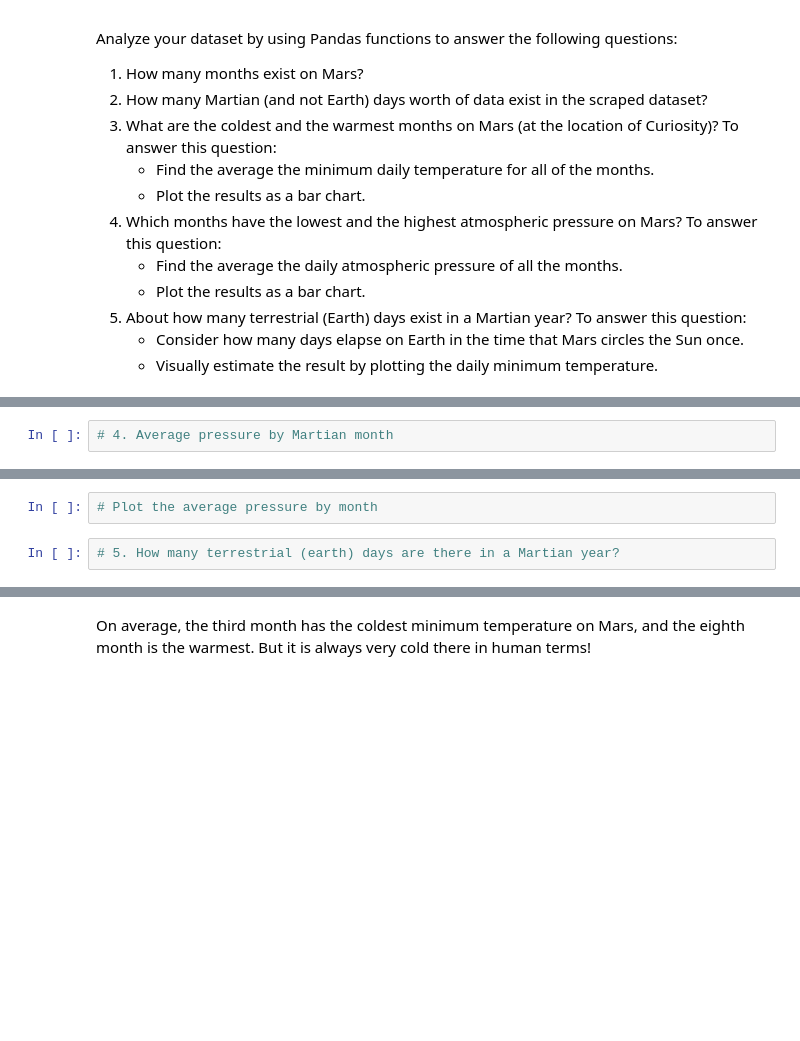
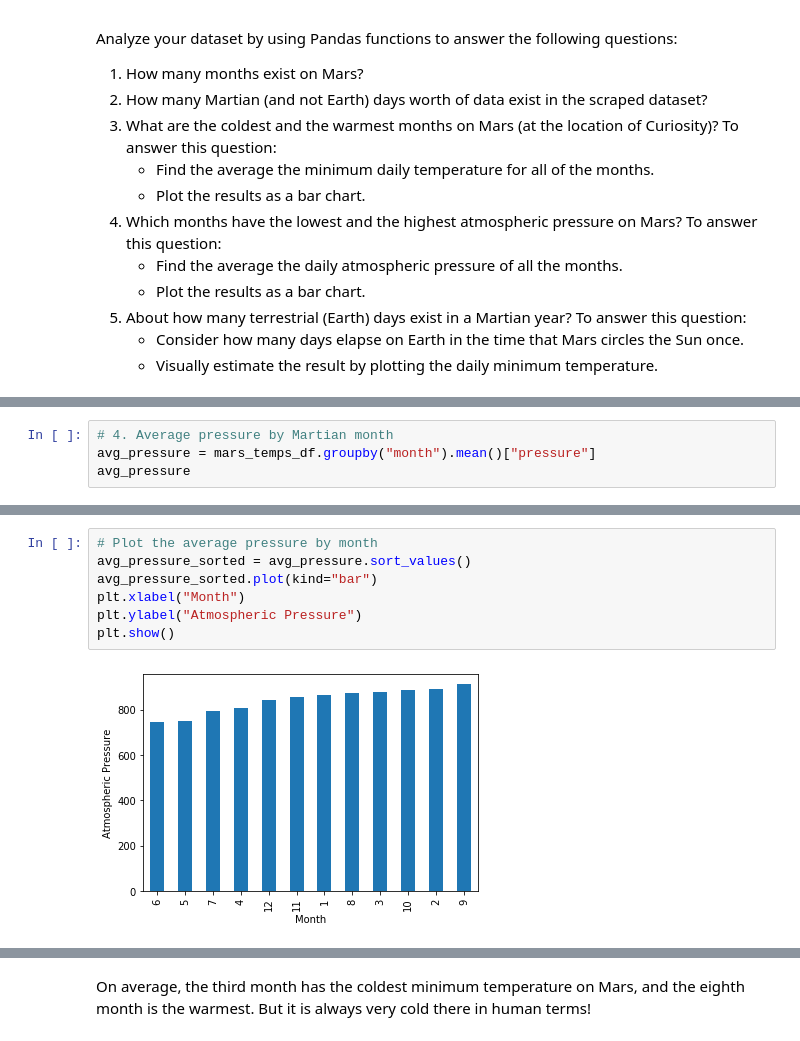
Before and after one commit to Jed-Miller/scrape_challenge, a Jupyter notebook: part_2_mars_weather.ipynb, the cells around one changed output, grey strips where cells are left out. Saved outputs shown, nothing was run; the diff lists cells and outputs as text; blank space fills up the shorter version.

```diff
--- a/part_2_mars_weather.ipynb
+++ b/part_2_mars_weather.ipynb
@@ -159,2 +213,4 @@ Analyze your dataset by using Pandas functions to answer the following questions
 # %%
 # 4. Average pressure by Martian month
+avg_pressure = mars_temps_df.groupby("month").mean()["pressure"]
+avg_pressure
@@ -161,4 +232,9 @@ Analyze your dataset by using Pandas functions to answer the following questions
 # %%
 # Plot the average pressure by month
+avg_pressure_sorted = avg_pressure.sort_values()
+avg_pressure_sorted.plot(kind="bar")
+plt.xlabel("Month")
+plt.ylabel("Atmospheric Pressure")
+plt.show()
+# %% [output]
+[figure, added]
-# %%
-# 5. How many terrestrial (earth) days are there in a Martian year?
```
Also changed, not shown: parts of 14 cells of this notebook, 1 other file.
